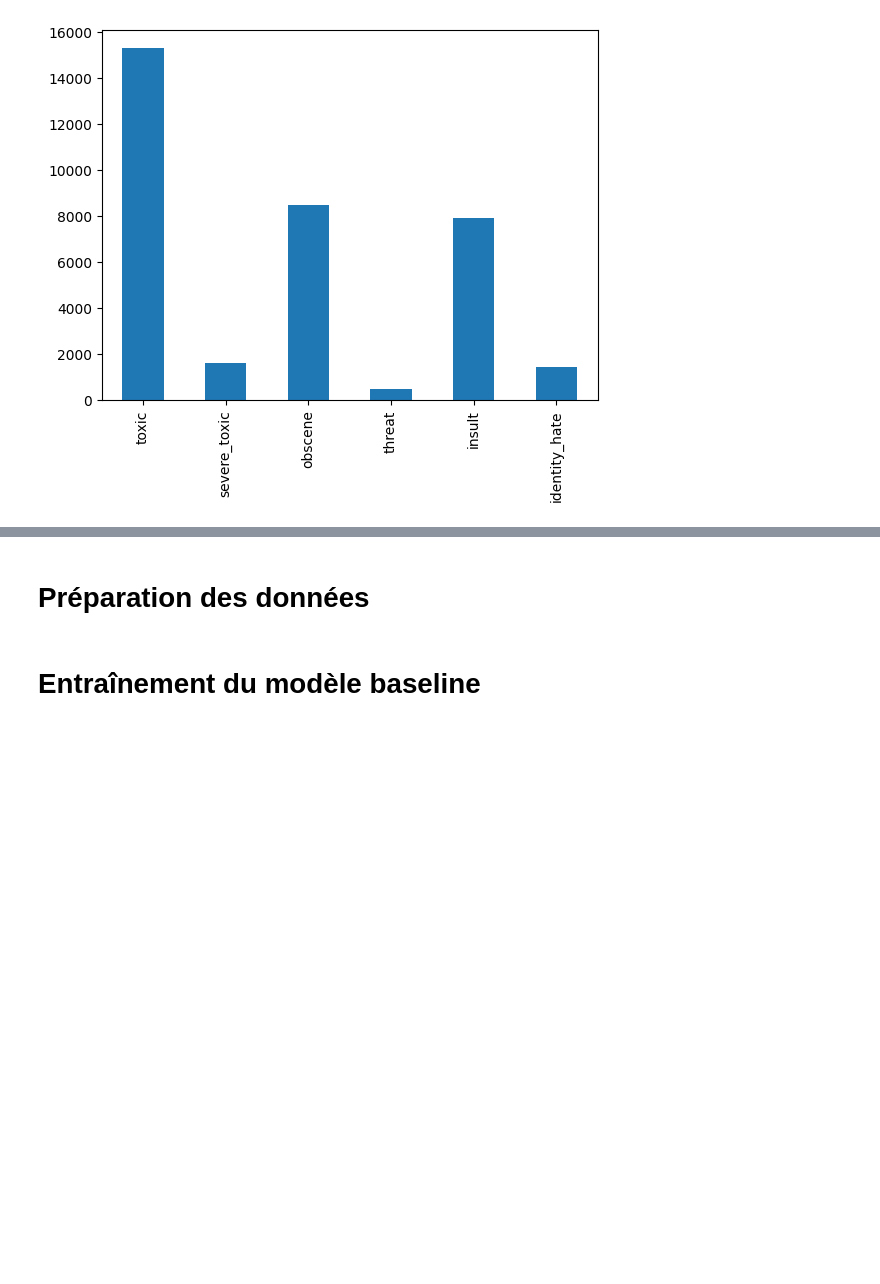
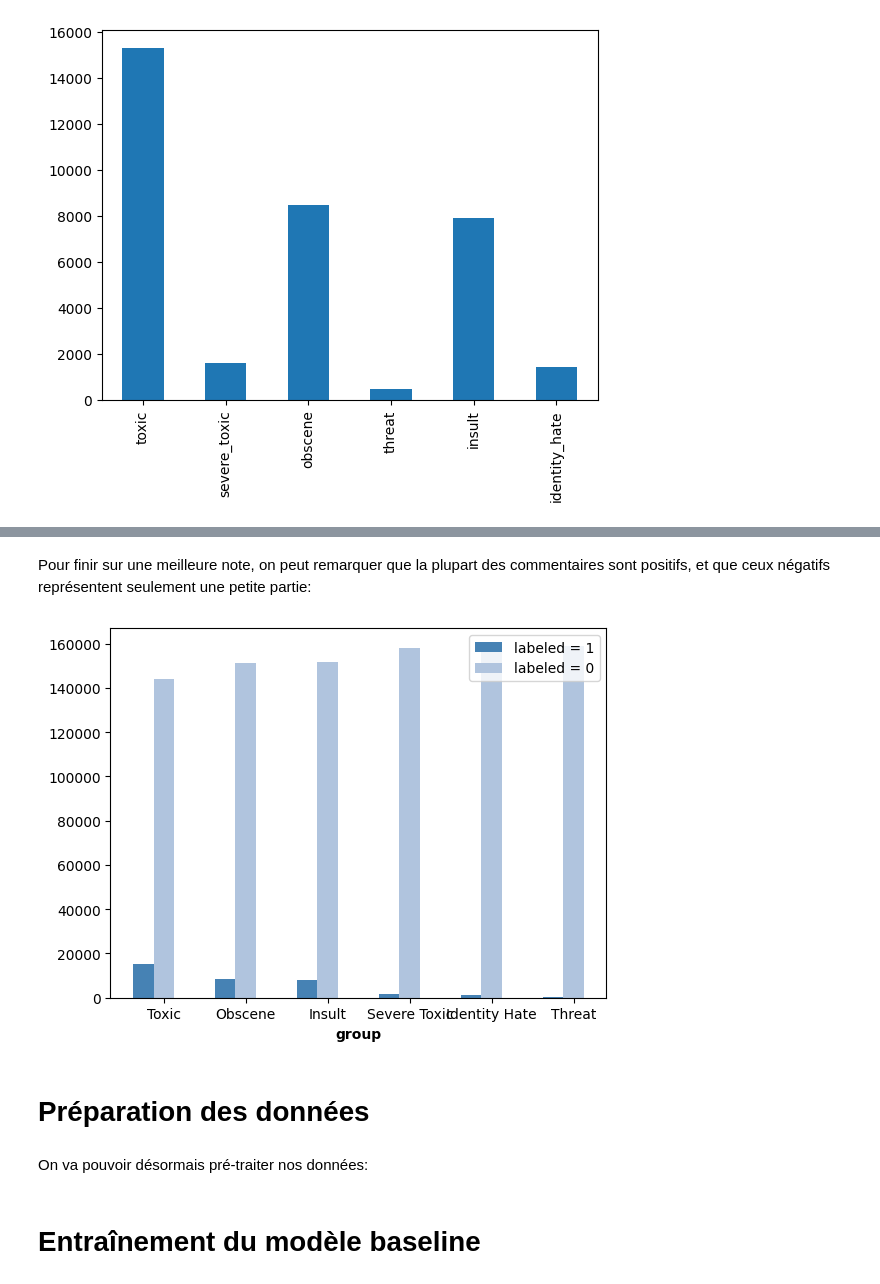
Before and after one commit to SteevenB/ToxicCommentsClassification, a Jupyter notebook: Classification_commentaires_toxiques.ipynb, the cells around one changed output, grey strips where cells are left out. Cells and saved outputs as stored; diff of their text form; code cells hidden in the pictures; blank space fills up the shorter version.

```diff
--- a/Classification_commentaires_toxiques.ipynb
+++ b/Classification_commentaires_toxiques.ipynb
@@ -135,5 +137,32 @@ generate_wordcloud(data, 'identity_hate')
+# %% [markdown]
+Pour finir sur une meilleure note, on peut remarquer que la plupart des commentaires sont positifs, et que ceux négatifs représentent seulement une petite partie:
+# %%
+# Code to draw bar graph for visualising distribution of classes within each label.
+# Compare negative and the rest of the comments
+barWidth = 0.25
+
+bars1 = [sum(data['toxic'] == 1), sum(data['obscene'] == 1), sum(data['insult'] == 1), sum(data['severe_toxic'] == 1),
+         sum(data['identity_hate'] == 1), sum(data['threat'] == 1)]
+bars2 = [sum(data['toxic'] == 0), sum(data['obscene'] == 0), sum(data['insult'] == 0), sum(data['severe_toxic'] == 0),
+         sum(data['identity_hate'] == 0), sum(data['threat'] == 0)]
+
+r1 = np.arange(len(bars1))
+r2 = [x + barWidth for x in r1]
+
+plt.bar(r1, bars1, color='steelblue', width=barWidth, label='labeled = 1')
+plt.bar(r2, bars2, color='lightsteelblue', width=barWidth, label='labeled = 0')
+
+plt.xlabel('group', fontweight='bold')
+plt.xticks([r + barWidth for r in range(len(bars1))], ['Toxic', 'Obscene', 'Insult', 'Severe Toxic', 'Identity Hate',
+                                                       'Threat'])
+plt.legend()
+plt.show()
+# %% [output]
+[figure, added]
 # %% [markdown]
 # Préparation des données
+# %% [markdown]
+On va pouvoir désormais pré-traiter nos données:
 # %%
 # Your Code
 # %% [markdown]
```
Also changed, not shown: parts of 8 cells of this notebook.
